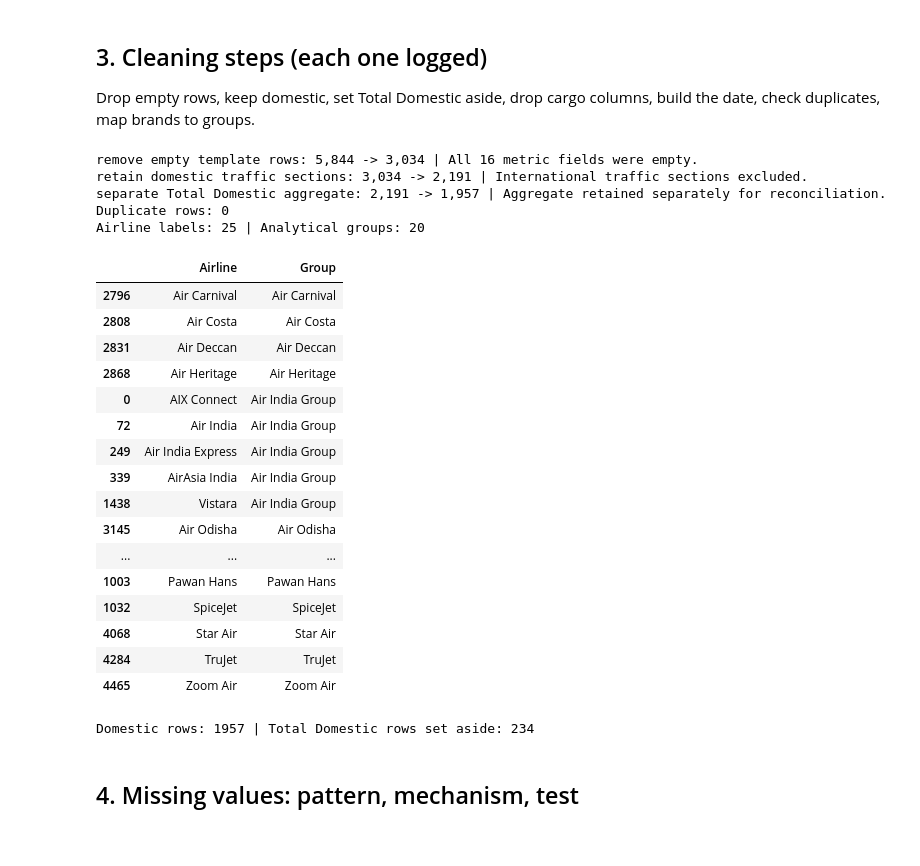
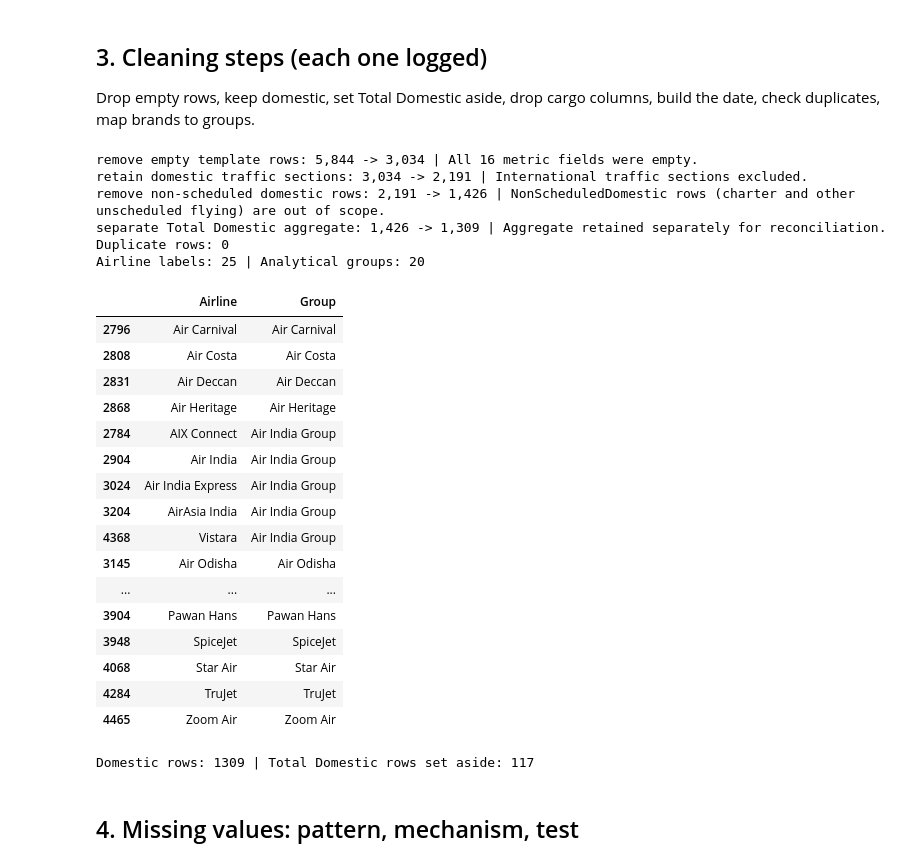
Before and after one commit to iitm-da25b035/DA2402-Project, a Jupyter notebook: notebooks/dgca_cleaning_analysis.ipynb, the cells around one changed output. Drawn from its saved outputs; the diff is of its cells as text; code cells hidden in the pictures.

```diff
--- a/notebooks/dgca_cleaning_analysis.ipynb
+++ b/notebooks/dgca_cleaning_analysis.ipynb
@@ -210,6 +214,11 @@ step("remove empty template rows", n, len(df), "All 16 metric fields were empty.
 n = len(df)
 df = df[df.Type.isin(["ScheduledDomestic", "NonScheduledDomestic"])].copy()
 step("retain domestic traffic sections", n, len(df), "International traffic sections excluded.")
+
+# Keep scheduled domestic flights only
+n = len(df)
+df = df[df.Type.eq("ScheduledDomestic")].copy()
+step("remove non-scheduled domestic rows", n, len(df), "NonScheduledDomestic rows (charter and other unscheduled flying) are out of scope.")
 
 # Separate DGCA aggregate rows for reconciliation
 total_mask = df.Airline_key.eq("total domestic")
@@ -281,47 +290,48 @@ GROUP = {
     "AIX Connect": "Air India Group",
     "JetLite": "Jet Airways"
 }
 
 before = df.Airline.nunique()
 df["Group"] = df.Airline.map(GROUP).fillna(df.Airline)
 after = df.Group.nunique()
 
 log.append({
     "step": "map historical airline brands to groups",
     "rows_before": before,
     "rows_after": after,
     "rows_affected": int((df.Group != df.Airline).sum()),
     "note": "Historical brands grouped for analysis; this is a retrospective analytical grouping."
 })
 
 print(f"Airline labels: {before} | Analytical groups: {after}")
 display(df[["Airline", "Group"]].drop_duplicates().sort_values(["Group", "Airline"]))
 
 print("Domestic rows:", len(df), "| Total Domestic rows set aside:", len(totals))
 # %% [output]
 remove empty template rows: 5,844 -> 3,034 | All 16 metric fields were empty.
 retain domestic traffic sections: 3,034 -> 2,191 | International traffic sections excluded.
-separate Total Domestic aggregate: 2,191 -> 1,957 | Aggregate retained separately for reconciliation.
+remove non-scheduled domestic rows: 2,191 -> 1,426 | NonScheduledDomestic rows (charter and other unscheduled flying) are out of scope.
+separate Total Domestic aggregate: 1,426 -> 1,309 | Aggregate retained separately for reconciliation.
 Duplicate rows: 0
 Airline labels: 25 | Analytical groups: 20
 |  | Airline | Group |
 | 2796 | Air Carnival | Air Carnival |
 | 2808 | Air Costa | Air Costa |
 | 2831 | Air Deccan | Air Deccan |
 | 2868 | Air Heritage | Air Heritage |
-| 0 | AIX Connect | Air India Group |
-| 72 | Air India | Air India Group |
-| 249 | Air India Express | Air India Group |
-| 339 | AirAsia India | Air India Group |
-| 1438 | Vistara | Air India Group |
+| 2784 | AIX Connect | Air India Group |
+| 2904 | Air India | Air India Group |
+| 3024 | Air India Express | Air India Group |
+| 3204 | AirAsia India | Air India Group |
+| 4368 | Vistara | Air India Group |
 | 3145 | Air Odisha | Air Odisha |
 | ... | ... | ... |
-| 1003 | Pawan Hans | Pawan Hans |
-| 1032 | SpiceJet | SpiceJet |
+| 3904 | Pawan Hans | Pawan Hans |
+| 3948 | SpiceJet | SpiceJet |
 | 4068 | Star Air | Star Air |
 | 4284 | TruJet | TruJet |
 | 4465 | Zoom Air | Zoom Air |
-Domestic rows: 1957 | Total Domestic rows set aside: 234
+Domestic rows: 1309 | Total Domestic rows set aside: 117
 # %% [markdown]
 ## 4. Missing values: pattern, mechanism, test
 # %%
```
Also changed, not shown: parts of 8 cells of this notebook, 12 other files.
